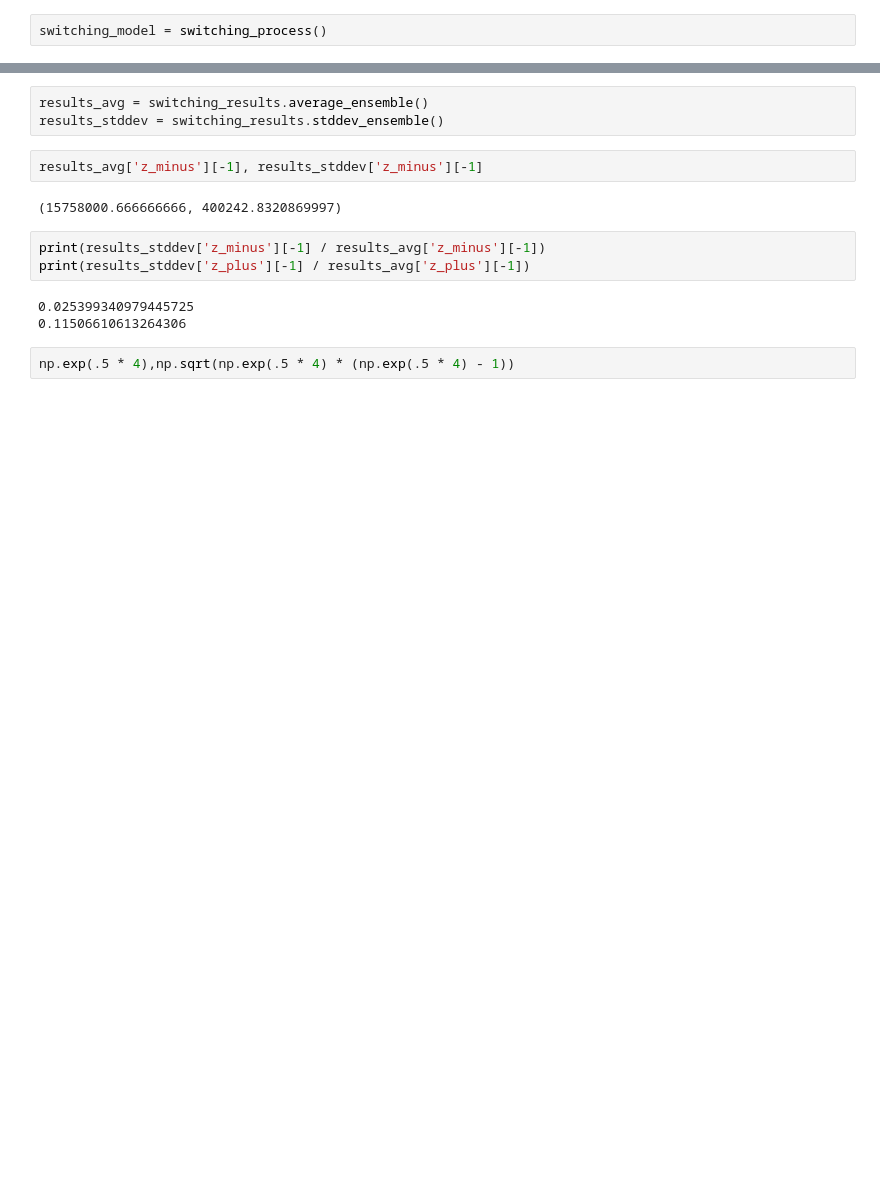
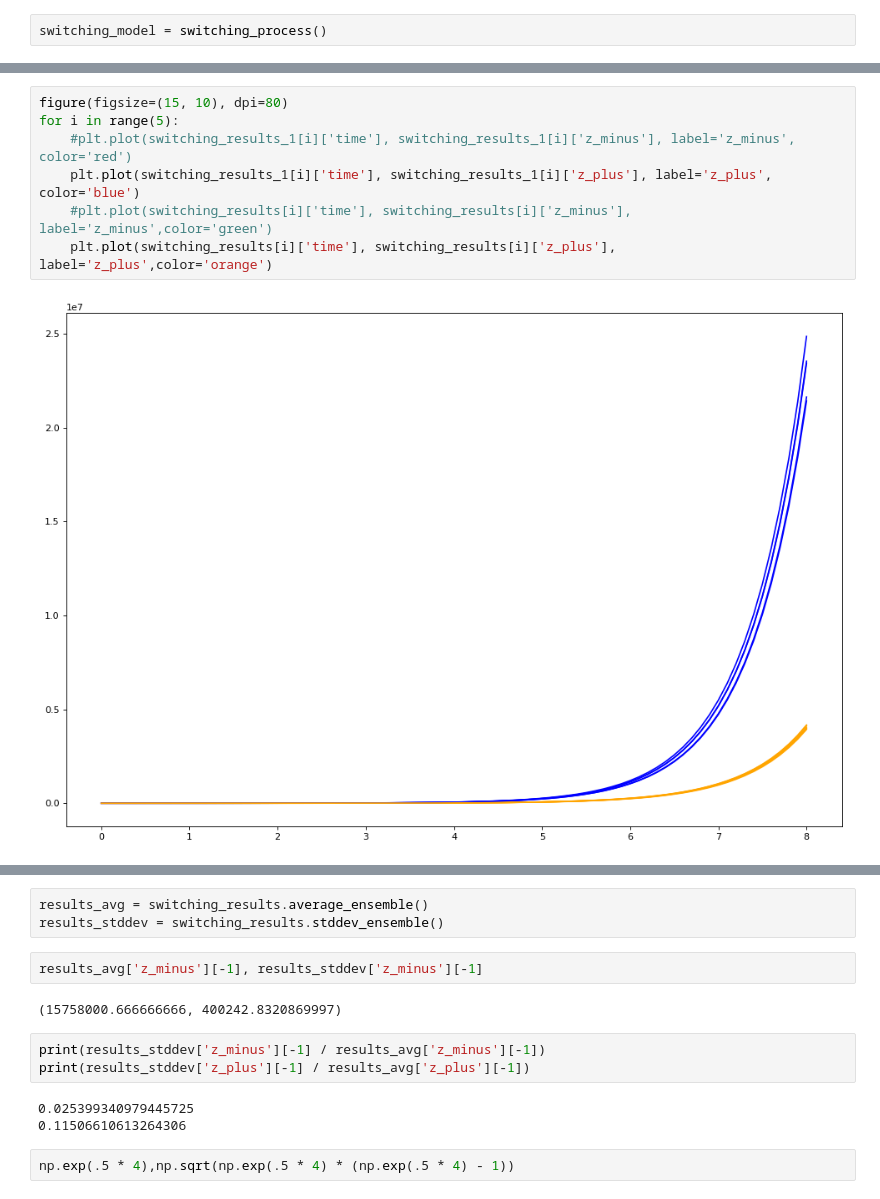
Before and after one commit to claracanavese/switching_process, a Jupyter notebook: gillespie.ipynb, the cells around one changed output, grey strips where cells are left out. Cells and saved outputs as stored; diff of their text form; blank space fills up the shorter version.

```diff
--- a/gillespie.ipynb
+++ b/gillespie.ipynb
@@ -48,3 +49,12 @@ Wall time: 1min 5s
+# %%
+figure(figsize=(15, 10), dpi=80)
+for i in range(5):
+    #plt.plot(switching_results_1[i]['time'], switching_results_1[i]['z_minus'], label='z_minus', color='red')
+    plt.plot(switching_results_1[i]['time'], switching_results_1[i]['z_plus'], label='z_plus', color='blue')
+    #plt.plot(switching_results[i]['time'], switching_results[i]['z_minus'], label='z_minus',color='green')
+    plt.plot(switching_results[i]['time'], switching_results[i]['z_plus'], label='z_plus',color='orange')
+# %% [output]
+[figure, added]
 # %%
 switching_results.plot()
 # %% [output]
```
Also changed, not shown: parts of 8 cells of this notebook.
